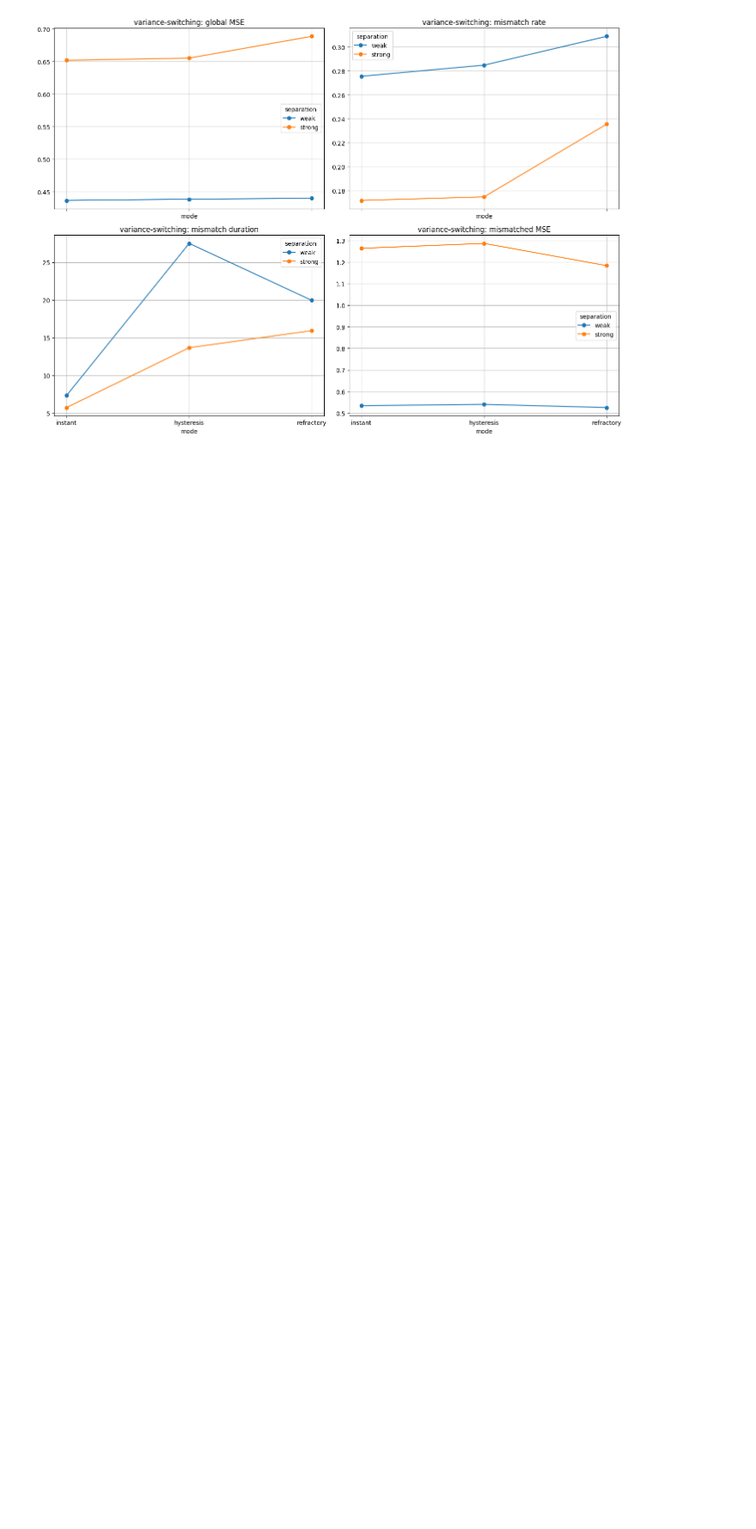
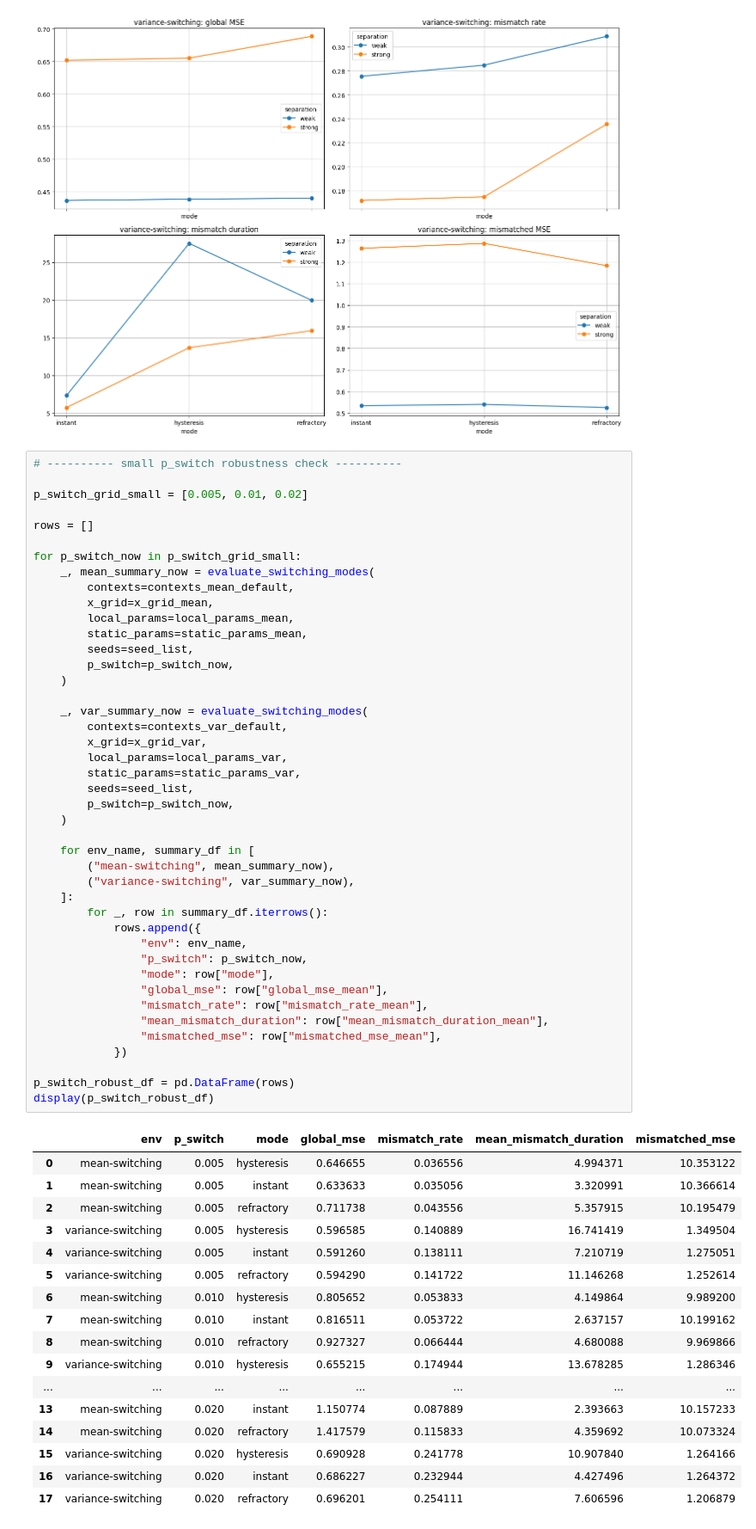
Before and after one commit to Sallamsaka/PHY431-Research-Project, a Jupyter notebook: project3.ipynb, the cells around one changed output. Shown at 86% size. Cells and saved outputs as stored; diff of their text form; blank space fills up the shorter version.

```diff
--- a/project3.ipynb
+++ b/project3.ipynb
@@ -1621,3 +1621,64 @@ for env_type in ["mean", "variance"]:
 # %% [output]
 [figure]
 [figure]
+# %%
+# ---------- small p_switch robustness check ----------
+
+p_switch_grid_small = [0.005, 0.01, 0.02]
+
+rows = []
+
+for p_switch_now in p_switch_grid_small:
+    _, mean_summary_now = evaluate_switching_modes(
+        contexts=contexts_mean_default,
+        x_grid=x_grid_mean,
+        local_params=local_params_mean,
+        static_params=static_params_mean,
+        seeds=seed_list,
+        p_switch=p_switch_now,
+    )
+
+    _, var_summary_now = evaluate_switching_modes(
+        contexts=contexts_var_default,
+        x_grid=x_grid_var,
+        local_params=local_params_var,
+        static_params=static_params_var,
+        seeds=seed_list,
+        p_switch=p_switch_now,
+    )
+
+    for env_name, summary_df in [
+        ("mean-switching", mean_summary_now),
+        ("variance-switching", var_summary_now),
+    ]:
+        for _, row in summary_df.iterrows():
+            rows.append({
+                "env": env_name,
+                "p_switch": p_switch_now,
+                "mode": row["mode"],
+                "global_mse": row["global_mse_mean"],
+                "mismatch_rate": row["mismatch_rate_mean"],
+                "mean_mismatch_duration": row["mean_mismatch_duration_mean"],
+                "mismatched_mse": row["mismatched_mse_mean"],
+            })
+
+p_switch_robust_df = pd.DataFrame(rows)
+display(p_switch_robust_df)
+# %% [output]
+|  | env | p_switch | mode | global_mse | mismatch_rate | mean_mismatch_duration | mismatched_mse |
+| 0 | mean-switching | 0.005 | hysteresis | 0.646655 | 0.036556 | 4.994371 | 10.353122 |
+| 1 | mean-switching | 0.005 | instant | 0.633633 | 0.035056 | 3.320991 | 10.366614 |
+| 2 | mean-switching | 0.005 | refractory | 0.711738 | 0.043556 | 5.357915 | 10.195479 |
+| 3 | variance-switching | 0.005 | hysteresis | 0.596585 | 0.140889 | 16.741419 | 1.349504 |
+| 4 | variance-switching | 0.005 | instant | 0.591260 | 0.138111 | 7.210719 | 1.275051 |
+| 5 | variance-switching | 0.005 | refractory | 0.594290 | 0.141722 | 11.146268 | 1.252614 |
+| 6 | mean-switching | 0.010 | hysteresis | 0.805652 | 0.053833 | 4.149864 | 9.989200 |
+| 7 | mean-switching | 0.010 | instant | 0.816511 | 0.053722 | 2.637157 | 10.199162 |
+| 8 | mean-switching | 0.010 | refractory | 0.927327 | 0.066444 | 4.680088 | 9.969866 |
+| 9 | variance-switching | 0.010 | hysteresis | 0.655215 | 0.174944 | 13.678285 | 1.286346 |
+| ... | ... | ... | ... | ... | ... | ... | ... |
+| 13 | mean-switching | 0.020 | instant | 1.150774 | 0.087889 | 2.393663 | 10.157233 |
+| 14 | mean-switching | 0.020 | refractory | 1.417579 | 0.115833 | 4.359692 | 10.073324 |
+| 15 | variance-switching | 0.020 | hysteresis | 0.690928 | 0.241778 | 10.907840 | 1.264166 |
+| 16 | variance-switching | 0.020 | instant | 0.686227 | 0.232944 | 4.427496 | 1.264372 |
+| 17 | variance-switching | 0.020 | refractory | 0.696201 | 0.254111 | 7.606596 | 1.206879 |
```
Also changed, not shown: parts of 1 cell of this notebook, 4 other files.
